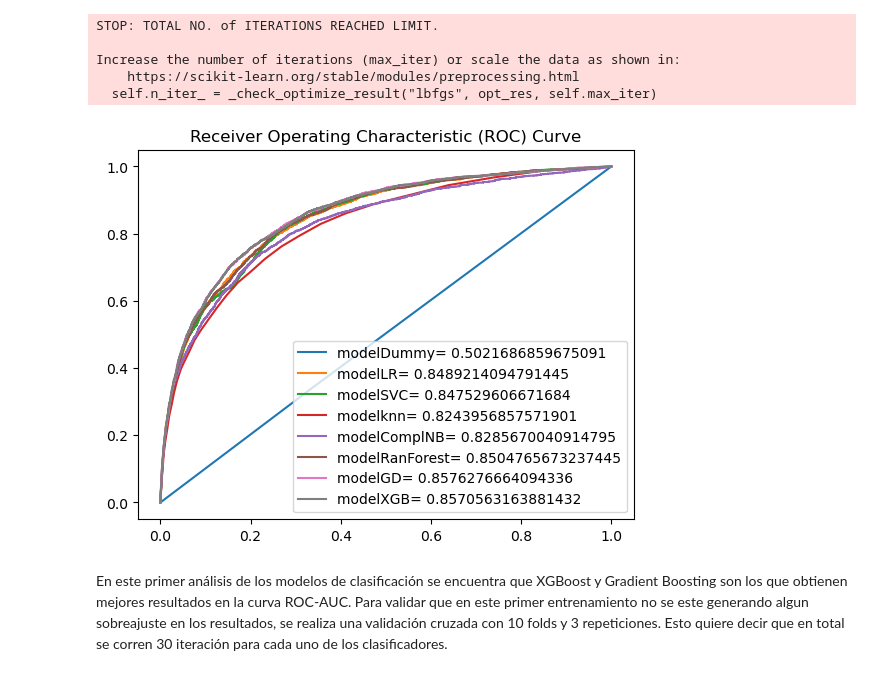
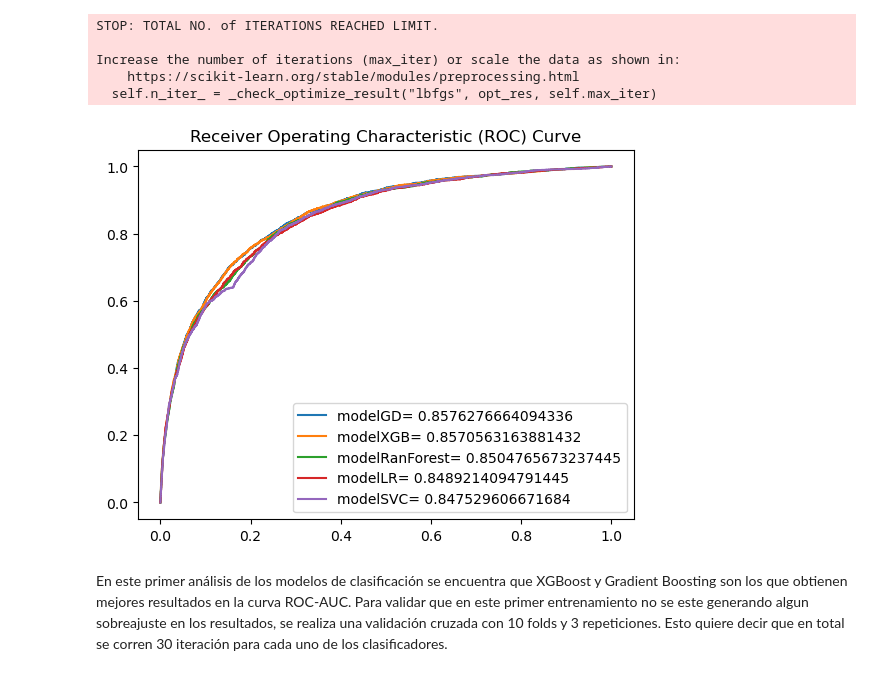
Before and after one commit to 00Fede/givemesomecredit, a Jupyter notebook: Model_Implementation_Training.ipynb, the cells around one changed output. Cells and saved outputs as stored; diff of their text form; code cells hidden in the pictures.

```diff
--- a/Model_Implementation_Training.ipynb
+++ b/Model_Implementation_Training.ipynb
@@ -300,30 +317,27 @@ Increase the number of iterations (max_iter) or scale the data as shown in:
   self.n_iter_ = _check_optimize_result("lbfgs", opt_res, self.max_iter)
 # %%
 models = [
-    ('modelDummy', modelDummy),
+    ('modelGD', modelGD),
+    ('modelXGB', modelXGB),
+    ('modelRanForest', modelRanForest),
     ('modelLR', modelLR),
-    ('modelSVC', modelSVC),
-    ('modelknn', modelknn),
-    ('modelComplNB', modelComplNB),
-    ('modelRanForest', modelRanForest),
-    ('modelGD', modelGD),
-    ('modelXGB', modelXGB)
+    ('modelSVC', modelSVC)
 ]
 
 for name, model in models:
     # aqui se hace la curva roc con X_train
     y_pred_proba = model.predict_proba(X_test)[::,1]
     fpr, tpr, th = roc_curve(y_test,  y_pred_proba, pos_label=1)
     auc_metric = auc(fpr, tpr)
 
     plt.plot(fpr, tpr,label=name+'= '+str(auc_metric))
     plt.legend(loc=4)
 
 plt.title('Receiver Operating Characteristic (ROC) Curve')  # Título del gráfico
 plt.legend()  # Mostrar la leyenda de los modelos
 plt.show()  # Mostrar el gráfico
 # %% [output]
-[figure, old version]
+[figure, new version]
 # %% [markdown]
 En este primer análisis de los modelos de clasificación se encuentra que XGBoost y Gradient Boosting son los que obtienen mejores resultados en la curva ROC-AUC. Para validar que en este primer entrenamiento no se este generando algun sobreajuste en los resultados, se realiza una validación cruzada con 10 folds y 3 repeticiones. Esto quiere decir que en total se corren 30 iteración para cada uno de los clasificadores.
 # %% [markdown]
```
Also changed, not shown: parts of 8 cells of this notebook.
